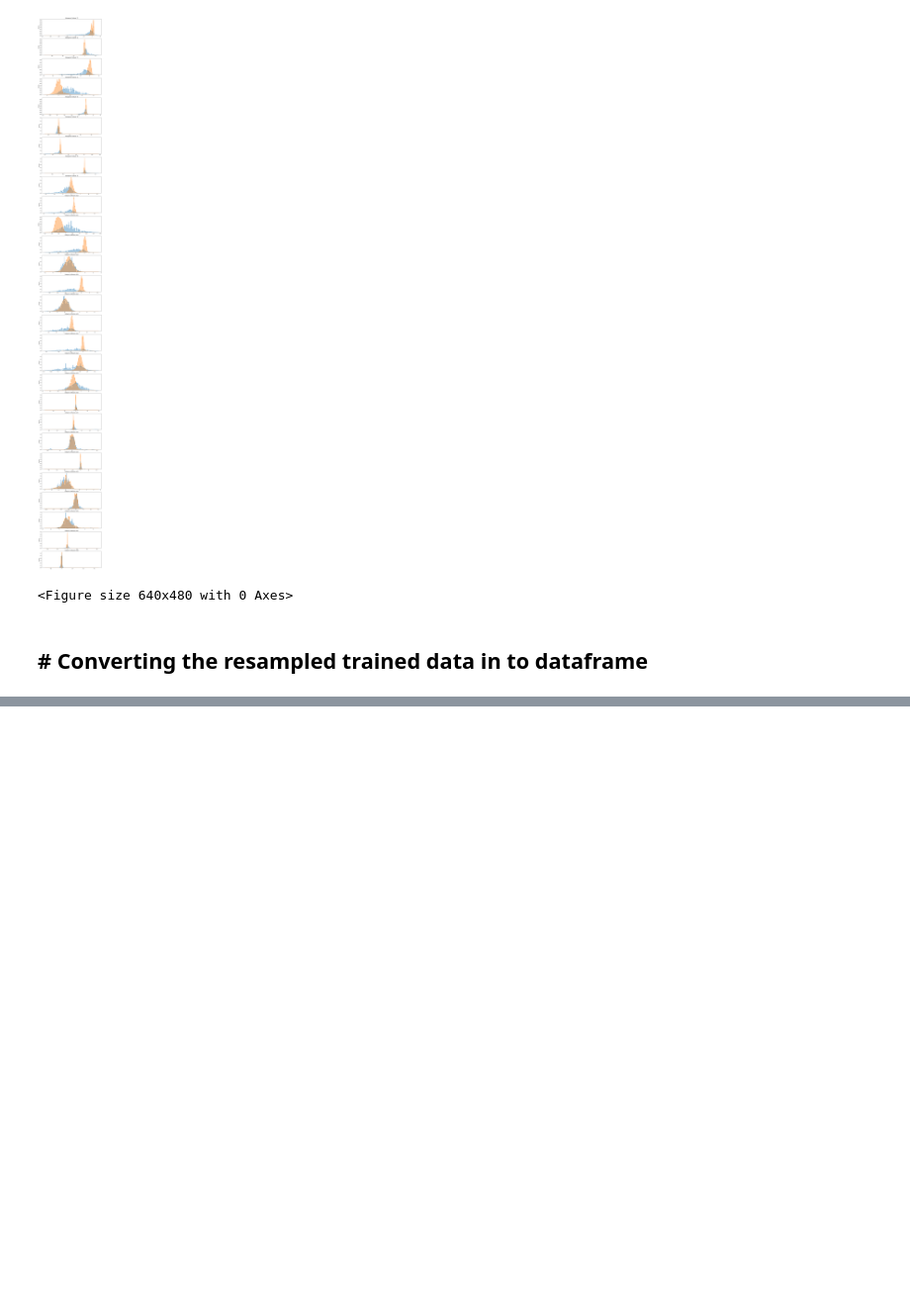
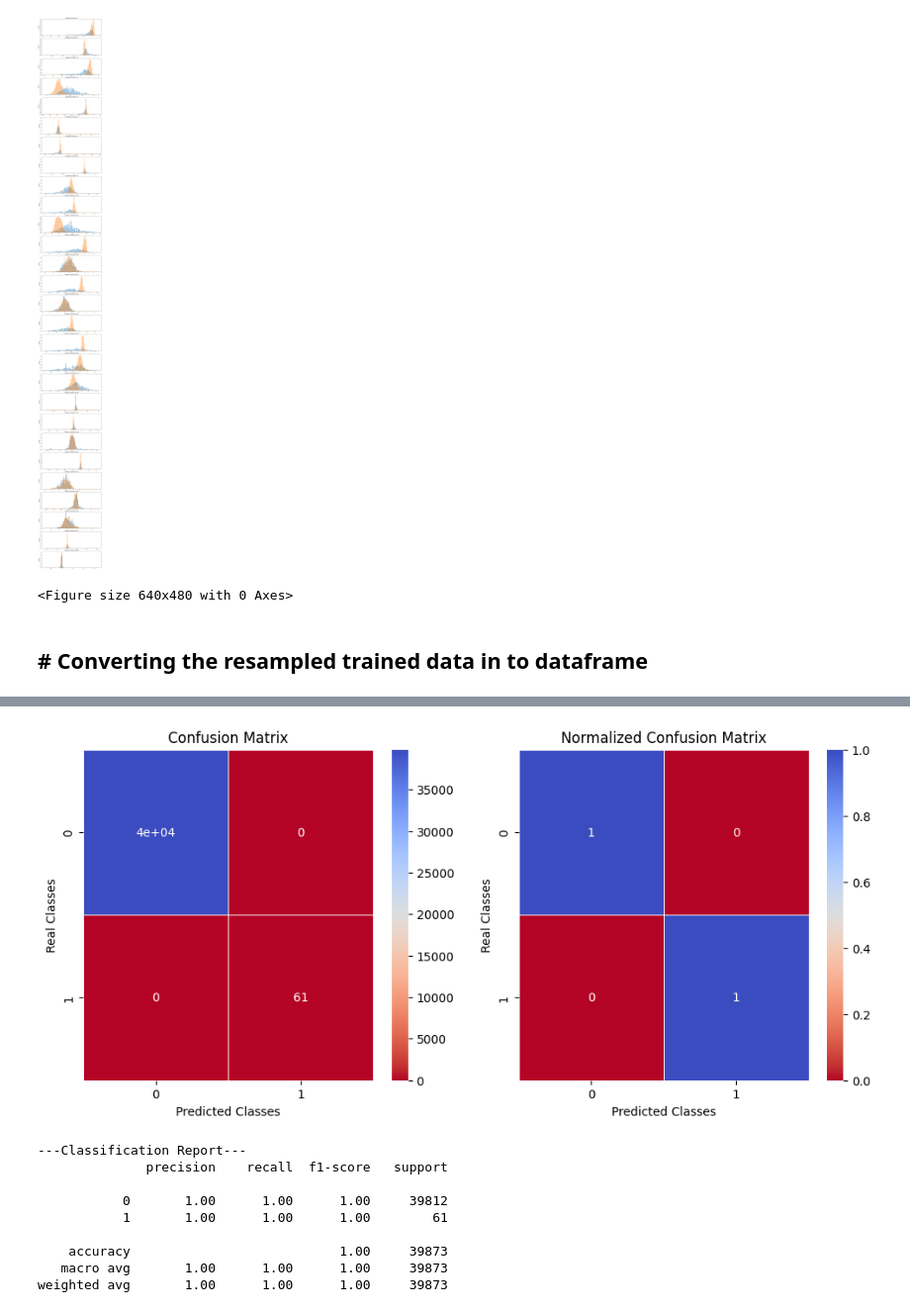
Before and after one commit to anees555/credit_card_fraud_detection, a Jupyter notebook: experiments.ipynb, the cells around one changed output, grey strips where cells are left out. Shown at 99% size. Saved outputs shown, nothing was run; the diff lists cells and outputs as text; code cells hidden in the pictures; blank space fills up the shorter version.

```diff
--- a/experiments.ipynb
+++ b/experiments.ipynb
@@ -112,3 +116,3 @@ ModuleNotFoundError: No module named 'src'
 # %%
-X_train, X_test, X_validation =
+X_train, X_test, X_validation = data_split_function()
 # %%
@@ -129,0 +262,17 @@ def resampled_x_train_processing(train_data_pickle_pth, train_labels_pickle_pth)
+# %%
+# Linear SVM on ADASYN training data #svm_adasyn_unweighted_c0_01
+lsvm = svm.LinearSVC(C=1, dual=False)
+lsvm.fit(dataset['X_train_'], dataset['y_train_'])
+y_pred = lsvm.predict(dataset['X_test_'])
+plot_confusion_matrix(dataset['y_test_'], y_pred)
+# %% [output]
+[figure, added]
+---Classification Report---
+              precision    recall  f1-score   support
+
+           0       1.00      1.00      1.00     39812
+           1       1.00      1.00      1.00        61
+
+    accuracy                           1.00     39873
+   macro avg       1.00      1.00      1.00     39873
+weighted avg       1.00      1.00      1.00     39873
```
Also changed, not shown: parts of 26 cells of this notebook, 2 other files.
